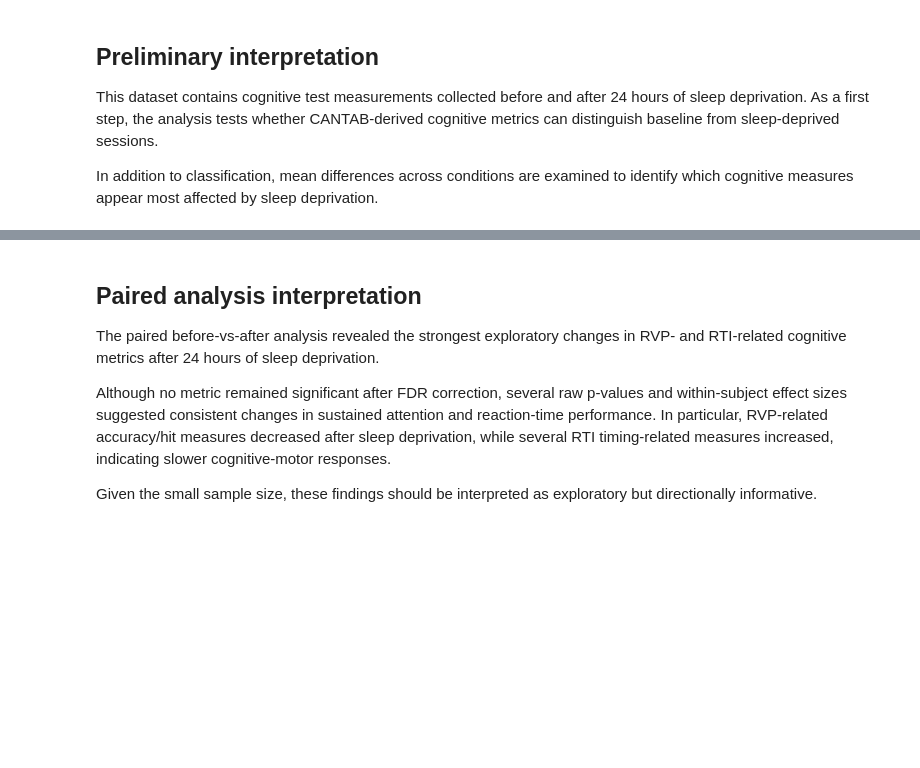
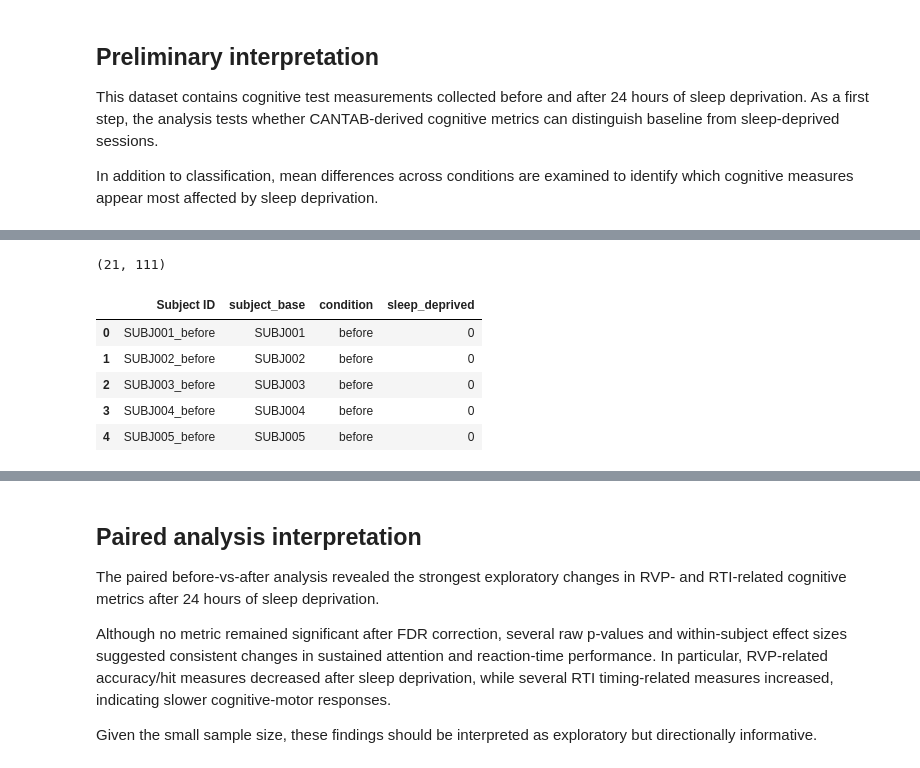
Before and after one commit to kva99kva-eng/Sleep, a Jupyter notebook: notebooks/05_sleep_deprivation_cognition.ipynb, the cells around one changed output, grey strips where cells are left out. Cells and saved outputs as stored; diff of their text form; code cells hidden in the pictures; blank space fills up the shorter version.

```diff
--- a/notebooks/05_sleep_deprivation_cognition.ipynb
+++ b/notebooks/05_sleep_deprivation_cognition.ipynb
@@ -22,2 +58,0 @@ df.head()
-# %%
-df = pd.read_csv(EXTERNAL_DIR / 'SD_CANTAB_DB_public.csv')
@@ -416,19 +663,29 @@ display(paired_summary.head(20))
 # %%
-import pandas as pd
-import numpy as np
+df_clean = df.copy()
 
-df = pd.read_csv(EXTERNAL_DIR / 'SD_CANTAB_DB_public.csv')
+drop_cols = ["Unnamed: 108", "Unnamed: 110", "Notes"]
+drop_cols = [col for col in drop_cols if col in df_clean.columns]
+df_clean = df_clean.drop(columns=drop_cols)
 
-drop_cols = ['Unnamed: 108', 'Unnamed: 110', 'Notes']
-drop_cols = [c for c in drop_cols if c in df.columns]
-df = df.drop(columns=drop_cols)
+df_clean["condition"] = df_clean["Subject ID"].str.extract(r"_(before|after)$")[0]
+df_clean["sleep_deprived"] = (df_clean["condition"] == "after").astype(int)
+df_clean["subject_base"] = df_clean["Subject ID"].str.replace(
+    r"_(before|after)$",
+    "",
+    regex=True
+)
 
-df['condition'] = df['Subject ID'].str.extract(r'_(before|after)$')[0]
-df['sleep_deprived'] = (df['condition'] == 'after').astype(int)
-df['subject_base'] = df['Subject ID'].str.replace(r'_(before|after)$', '', regex=True)
+print(df_clean.shape)
 
-print(df.shape)
-df[['Subject ID', 'subject_base', 'condition', 'sleep_deprived']].head()
+df_clean[["Subject ID", "subject_base", "condition", "sleep_deprived"]].head()
+# %% [output]
+(21, 111)
+|  | Subject ID | subject_base | condition | sleep_deprived |
+| 0 | SUBJ001_before | SUBJ001 | before | 0 |
+| 1 | SUBJ002_before | SUBJ002 | before | 0 |
+| 2 | SUBJ003_before | SUBJ003 | before | 0 |
+| 3 | SUBJ004_before | SUBJ004 | before | 0 |
+| 4 | SUBJ005_before | SUBJ005 | before | 0 |
 # %%
 status_cols = [c for c in df.columns if 'Status' in c]
 non_feature_cols = ['Subject ID', 'condition', 'sleep_deprived', 'subject_base']
```
Also changed, not shown: parts of 30 cells of this notebook, 6 other files.
